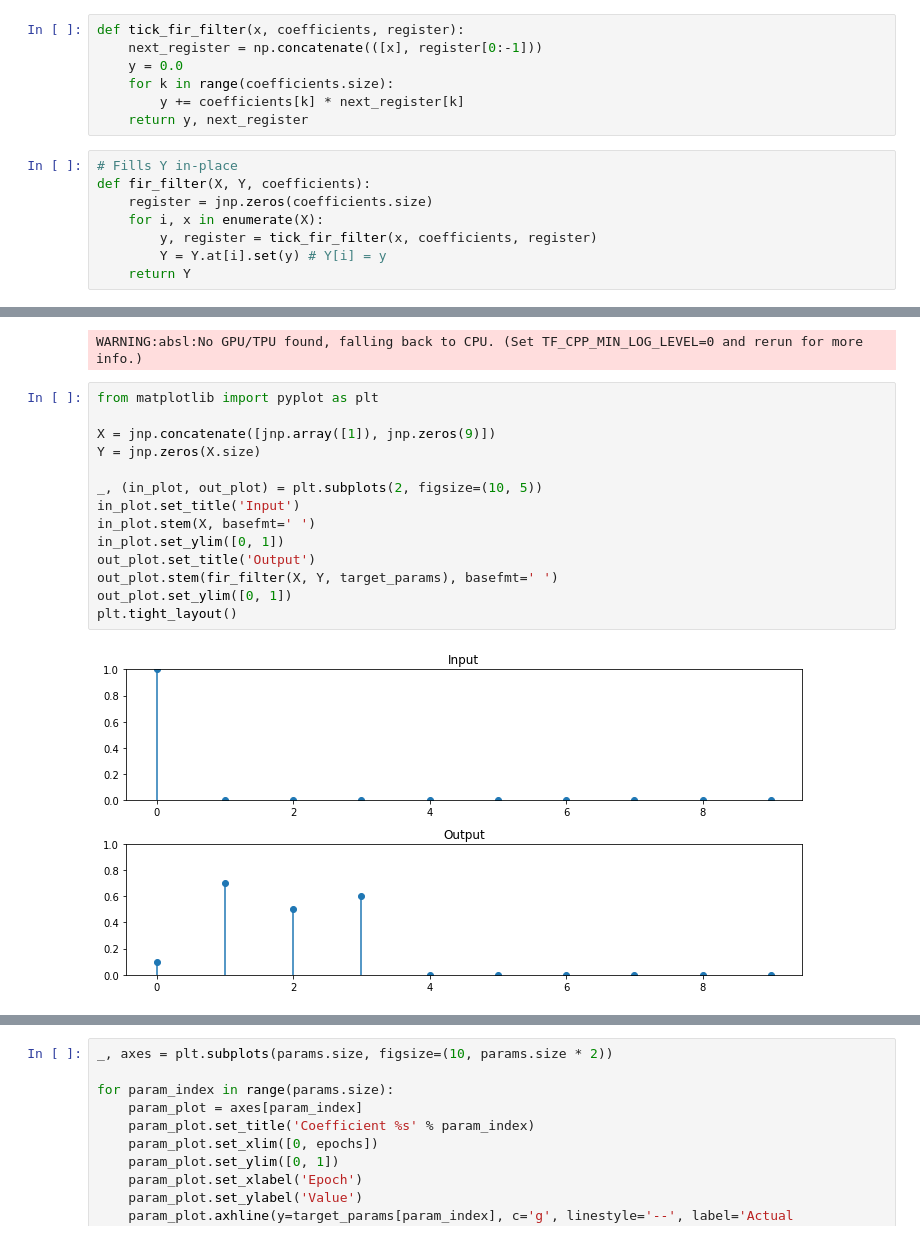
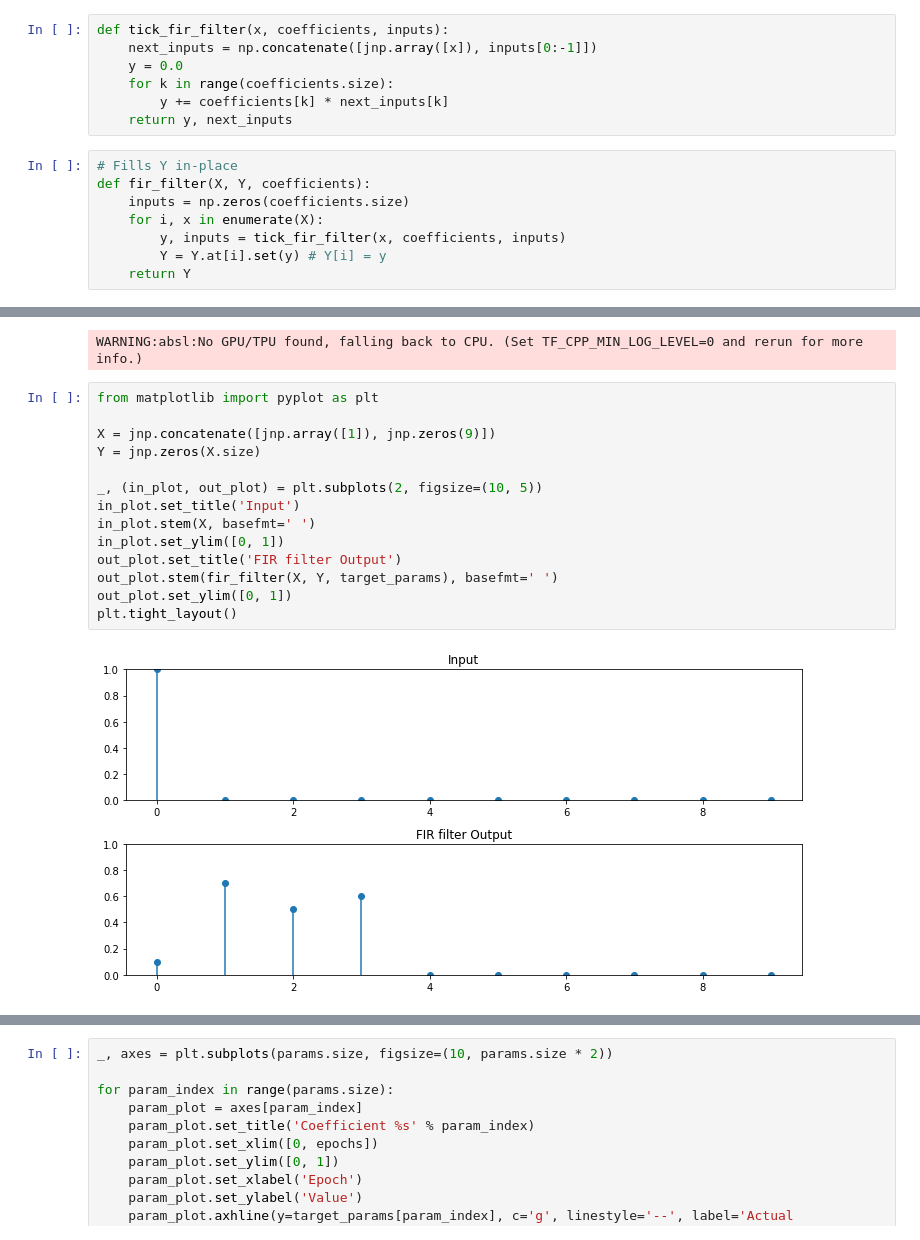
Before and after one commit to khiner/jaxdsp, a Jupyter notebook: jax_audio_experiments.ipynb, the cells around one changed output, grey strips where cells are left out. Saved outputs shown, nothing was run; the diff lists cells and outputs as text.

```diff
--- a/jax_audio_experiments.ipynb
+++ b/jax_audio_experiments.ipynb
@@ -6,17 +8,17 @@ from jax import grad, jit, vmap
 from jax import random
 import numpy as np
 # %%
-def tick_fir_filter(x, coefficients, register):
-    next_register = np.concatenate(([x], register[0:-1]))
+def tick_fir_filter(x, coefficients, inputs):
+    next_inputs = np.concatenate([jnp.array([x]), inputs[0:-1]])
     y = 0.0
     for k in range(coefficients.size):
-        y += coefficients[k] * next_register[k]
-    return y, next_register
+        y += coefficients[k] * next_inputs[k]
+    return y, next_inputs
 # %%
 # Fills Y in-place
 def fir_filter(X, Y, coefficients):
-    register = jnp.zeros(coefficients.size)
+    inputs = np.zeros(coefficients.size)
     for i, x in enumerate(X):
-        y, register = tick_fir_filter(x, coefficients, register)
+        y, inputs = tick_fir_filter(x, coefficients, inputs)
         Y = Y.at[i].set(y) # Y[i] = y
     return Y
@@ -51,19 +82,19 @@ WARNING:absl:No GPU/TPU found, falling back to CPU. (Set TF_CPP_MIN_LOG_LEVEL=0
 # %%
 from matplotlib import pyplot as plt
 
 X = jnp.concatenate([jnp.array([1]), jnp.zeros(9)])
 Y = jnp.zeros(X.size)
 
 _, (in_plot, out_plot) = plt.subplots(2, figsize=(10, 5))
 in_plot.set_title('Input')
 in_plot.stem(X, basefmt=' ')
 in_plot.set_ylim([0, 1])
-out_plot.set_title('Output')
+out_plot.set_title('FIR filter Output')
 out_plot.stem(fir_filter(X, Y, target_params), basefmt=' ')
 out_plot.set_ylim([0, 1])
 plt.tight_layout()
 # %% [output]
-[figure, old version]
+[figure, new version]
 # %%
 %%time
 params, params_history = train(params, objective_fir, X, target)
```
Also changed, not shown: parts of 7 cells of this notebook.
